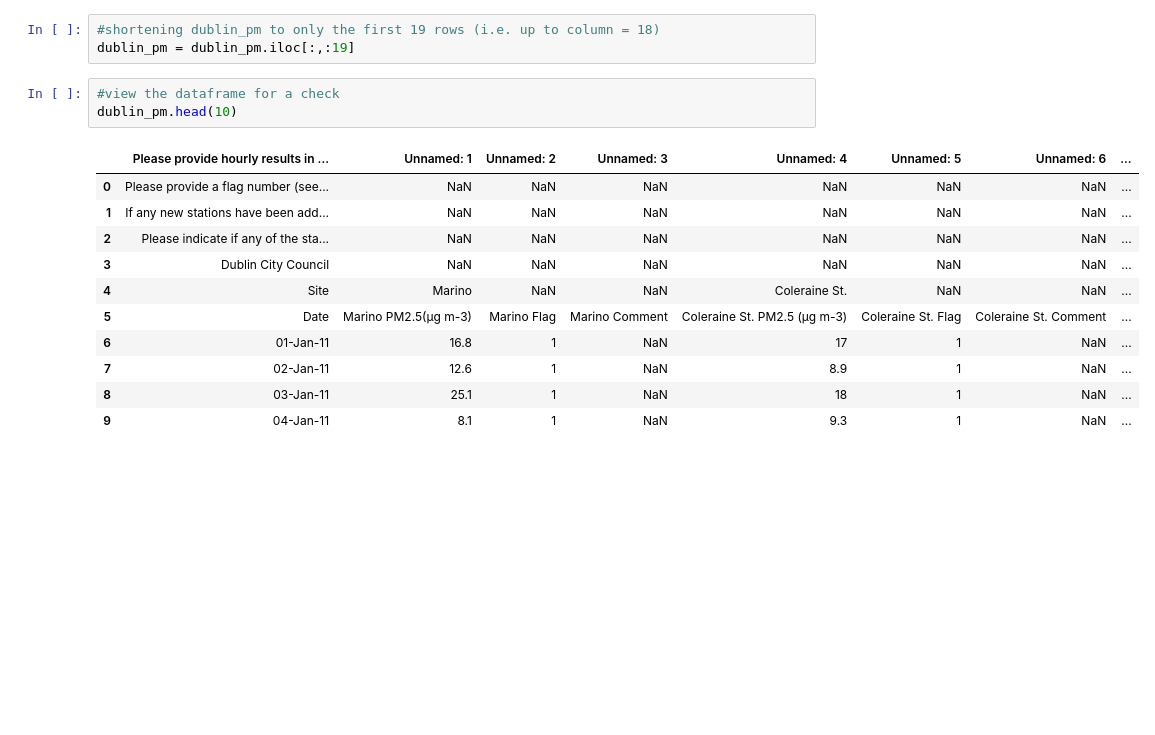
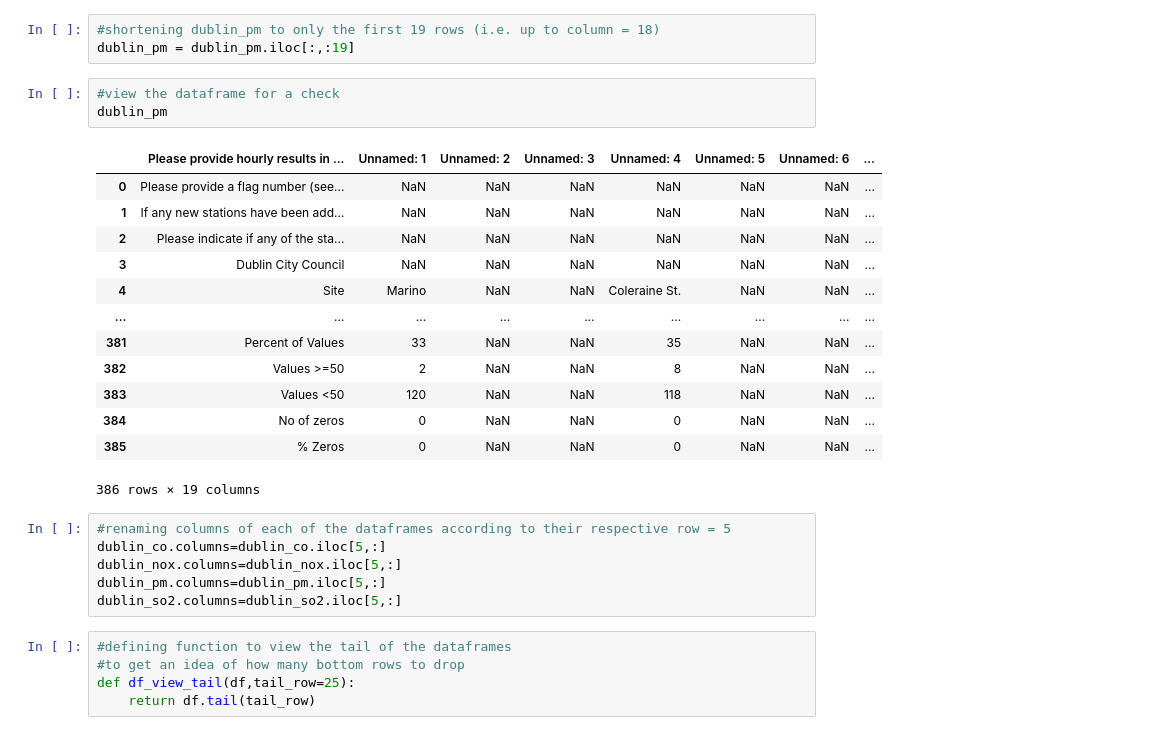
Before and after one commit to Saminyead/Dublin_AQ_2011_Analysis, a Jupyter notebook: Dublin_Air_Pollution_Project.ipynb, the cells around one changed output. Cells and saved outputs as stored; diff of their text form; blank space fills up the shorter version.

Commit message:
More Data Cleaning - 5th July
Curtailing all dataframes to their appropriate number of columns and rows, and some data cleaning.

```diff
--- a/Dublin_Air_Pollution_Project.ipynb
+++ b/Dublin_Air_Pollution_Project.ipynb
@@ -255,16 +261,29 @@ Name: 5, dtype: object
 dublin_pm = dublin_pm.iloc[:,:19]
 # %%
 #view the dataframe for a check
-dublin_pm.head(10)
+dublin_pm
 # %% [output]
 |  | Please provide hourly results in ... | Unnamed: 1 | Unnamed: 2 | Unnamed: 3 | Unnamed: 4 | Unnamed: 5 | Unnamed: 6 | ... |
 | 0 | Please provide a flag number (see... | NaN | NaN | NaN | NaN | NaN | NaN | ... |
 | 1 | If any new stations have been add... | NaN | NaN | NaN | NaN | NaN | NaN | ... |
 | 2 | Please indicate if any of the sta... | NaN | NaN | NaN | NaN | NaN | NaN | ... |
 | 3 | Dublin City Council | NaN | NaN | NaN | NaN | NaN | NaN | ... |
 | 4 | Site | Marino | NaN | NaN | Coleraine St. | NaN | NaN | ... |
-| 5 | Date | Marino PM2.5(µg m-3) | Marino Flag | Marino Comment | Coleraine St. PM2.5 (µg m-3) | Coleraine St. Flag | Coleraine St. Comment | ... |
-| 6 | 01-Jan-11 | 16.8 | 1 | NaN | 17 | 1 | NaN | ... |
-| 7 | 02-Jan-11 | 12.6 | 1 | NaN | 8.9 | 1 | NaN | ... |
-| 8 | 03-Jan-11 | 25.1 | 1 | NaN | 18 | 1 | NaN | ... |
-| 9 | 04-Jan-11 | 8.1 | 1 | NaN | 9.3 | 1 | NaN | ... |
+| ... | ... | ... | ... | ... | ... | ... | ... | ... |
+| 381 | Percent of Values | 33 | NaN | NaN | 35 | NaN | NaN | ... |
+| 382 | Values >=50 | 2 | NaN | NaN | 8 | NaN | NaN | ... |
+| 383 | Values <50 | 120 | NaN | NaN | 118 | NaN | NaN | ... |
+| 384 | No of zeros | 0 | NaN | NaN | 0 | NaN | NaN | ... |
+| 385 | % Zeros | 0 | NaN | NaN | 0 | NaN | NaN | ... |
+386 rows × 19 columns
+# %%
+#renaming columns of each of the dataframes according to their respective row = 5
+dublin_co.columns=dublin_co.iloc[5,:]
+dublin_nox.columns=dublin_nox.iloc[5,:]
+dublin_pm.columns=dublin_pm.iloc[5,:]
+dublin_so2.columns=dublin_so2.iloc[5,:]
+# %%
+#defining function to view the tail of the dataframes
+#to get an idea of how many bottom rows to drop
+def df_view_tail(df,tail_row=25):
+    return df.tail(tail_row)
```
Also changed, not shown: parts of 18 cells of this notebook, 1 other file.
